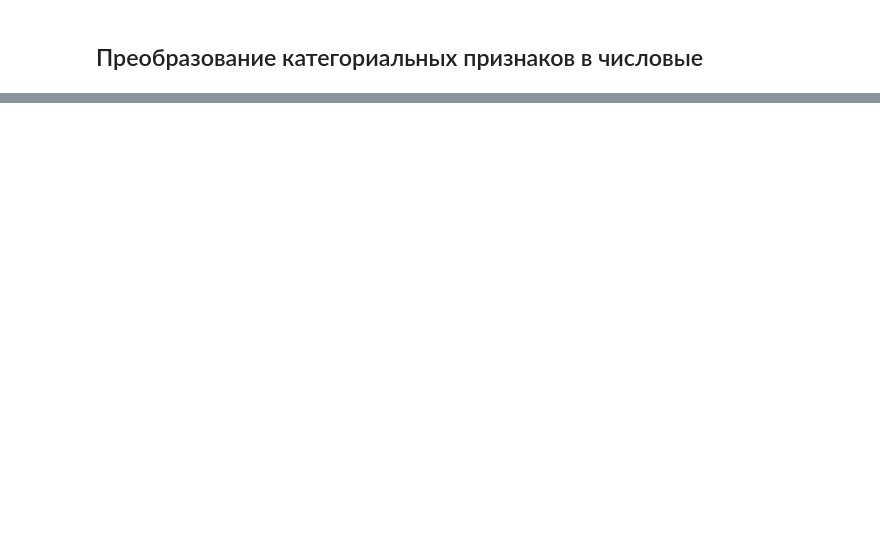
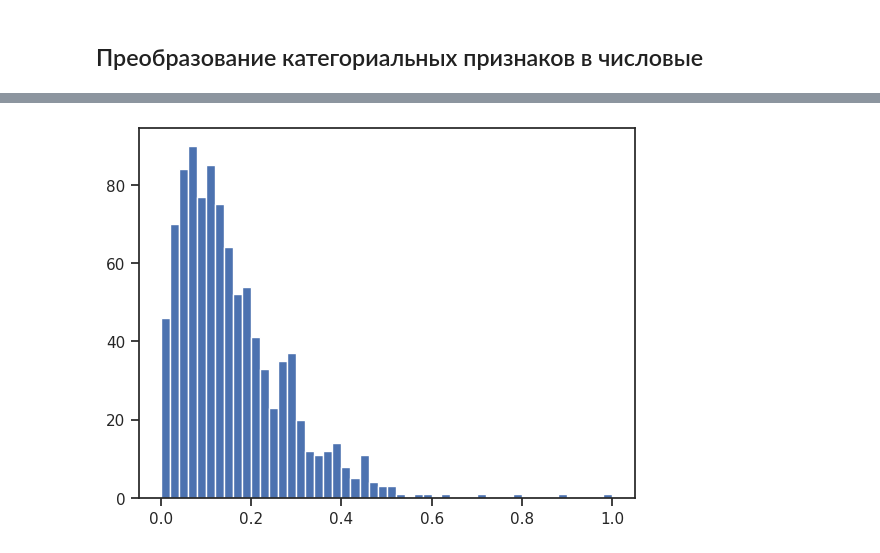
Before and after one commit to mdlufy/tmo, a Jupyter notebook: lab2/lab2.ipynb, the cells around one changed output, grey strips where cells are left out. Cells and saved outputs as stored; diff of their text form; code cells hidden in the pictures; blank space fills up the shorter version.

```diff
--- a/lab2/lab2.ipynb
+++ b/lab2/lab2.ipynb
@@ -103,0 +203,5 @@ le.inverse_transform([0, 1, 2, 3])
+# %%
+plt.hist(sc1_data, 50)
+plt.show()
+# %% [output]
+[figure, added]
```
Also changed, not shown: parts of 22 cells of this notebook, 2 other files.
